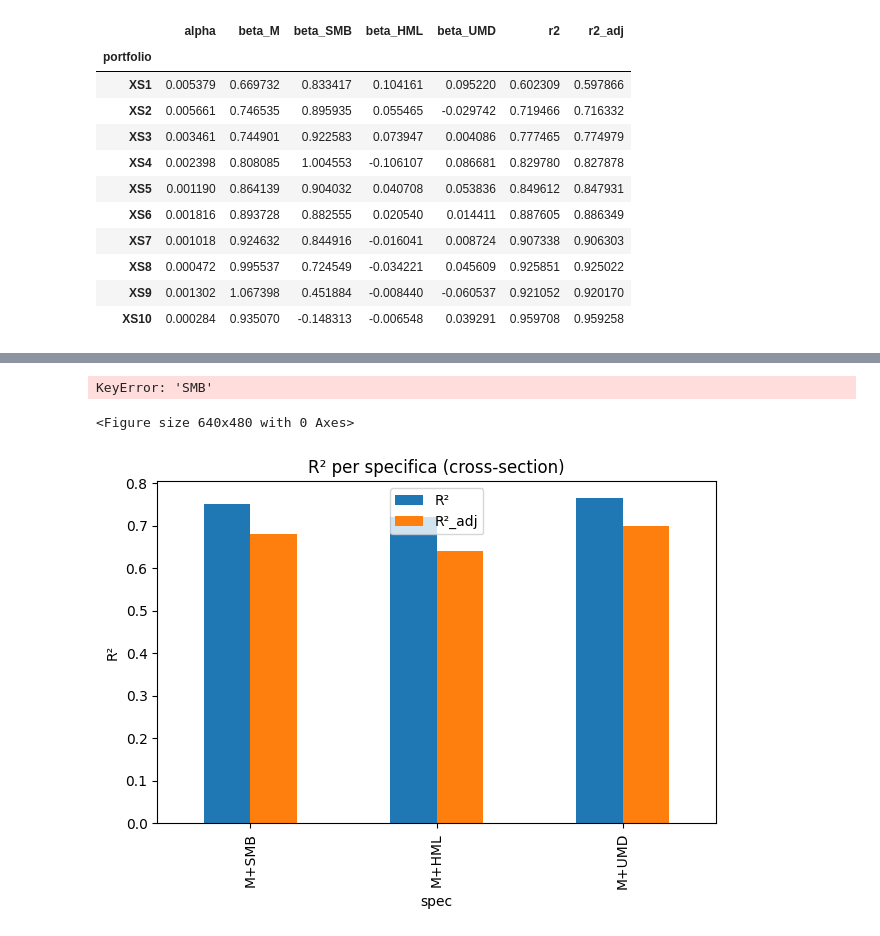
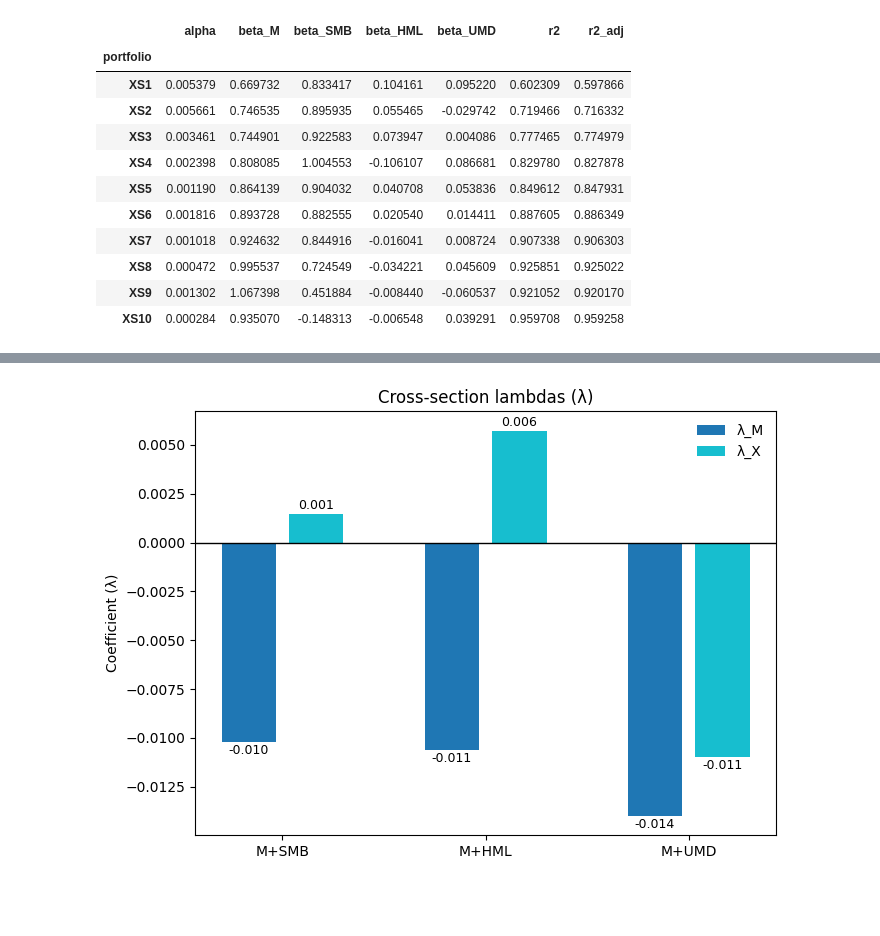
Before and after one commit to Luca404/UniBG_Assignments, a Jupyter notebook: Financial_Assignment1/cross-section_regression.ipynb, the cells around one changed output, grey strips where cells are left out. Saved outputs shown, nothing was run; the diff lists cells and outputs as text; code cells hidden in the pictures; blank space fills up the shorter version.

Commit message:
finished part 3 in 'cross-section_regression.ipynb' added images in 'img3' folder, added final document pdf

```diff
--- a/Financial_Assignment1/cross-section_regression.ipynb
+++ b/Financial_Assignment1/cross-section_regression.ipynb
@@ -160,48 +119,0 @@ display(r2_tbl)
-# %%
-# R^2 per specifica
-plt.figure()
-r2_tbl.set_index("spec")[["R²", "R²_adj"]].plot(kind="bar")
-plt.title("R² per specifica (cross-section)")
-plt.ylabel("R²")
-plt.tight_layout()
-
-# Scatter "parziali": mean return vs beta_M (controllando per l'altro)
-# Costruiamo i fitted separando l’effetto del fattore extra
-def partial_scatter(y, betas, spec, other):
-    # Regressione y ~ const + beta_M + other già fatta
-    # Calcolo componente parziale: y - gamma_other * other
-    if spec == "M+SMB":
-        g_other = tab1.loc[other, "coef"]
-        x_other = betas[other.replace("beta_", "")]
-        resid_y = y - g_other * x_other
-        x = betas["beta_M"]
-        title = "Mean return (depurato SMB) vs beta_M"
-    elif spec == "M+HML":
-        g_other = tab2.loc[other, "coef"]
-        x_other = betas[other.replace("beta_", "")]
-        resid_y = y - g_other * x_other
-        x = betas["beta_M"]
-        title = "Mean return (depurato HML) vs beta_M"
-    else:
-        g_other = tab3.loc[other, "coef"]
-        x_other = betas[other.replace("beta_", "")]
-        resid_y = y - g_other * x_other
-        x = betas["beta_M"]
-        title = "Mean return (depurato UMD) vs beta_M"
-
-    plt.figure()
-    plt.scatter(x, resid_y)
-    for i, lbl in enumerate(y.index):
-        plt.annotate(lbl, (x.iloc[i], resid_y.iloc[i]), xytext=(5,5), textcoords="offset points")
-    plt.xlabel("beta_M")
-    plt.ylabel("Mean return (parziale)")
-    plt.title(title)
-    plt.tight_layout()
-
-partial_scatter(mean_returns, betas, "M+SMB", "beta_SMB")
-partial_scatter(mean_returns, betas, "M+HML", "beta_HML")
-partial_scatter(mean_returns, betas, "M+UMD", "beta_UMD")
-# %% [output]
-KeyError: 'SMB'
-<Figure size 640x480 with 0 Axes>
-[figure, removed]
@@ -207,0 +183,4 @@ KeyError: 'SMB'
+# %%
+fig = plot_cs_betas(tab1, tab2, tab3, filename="cross-section_lambdas.png")
+# %% [output]
+[figure, added]
```
Also changed, not shown: parts of 15 cells of this notebook, 13 other files.
